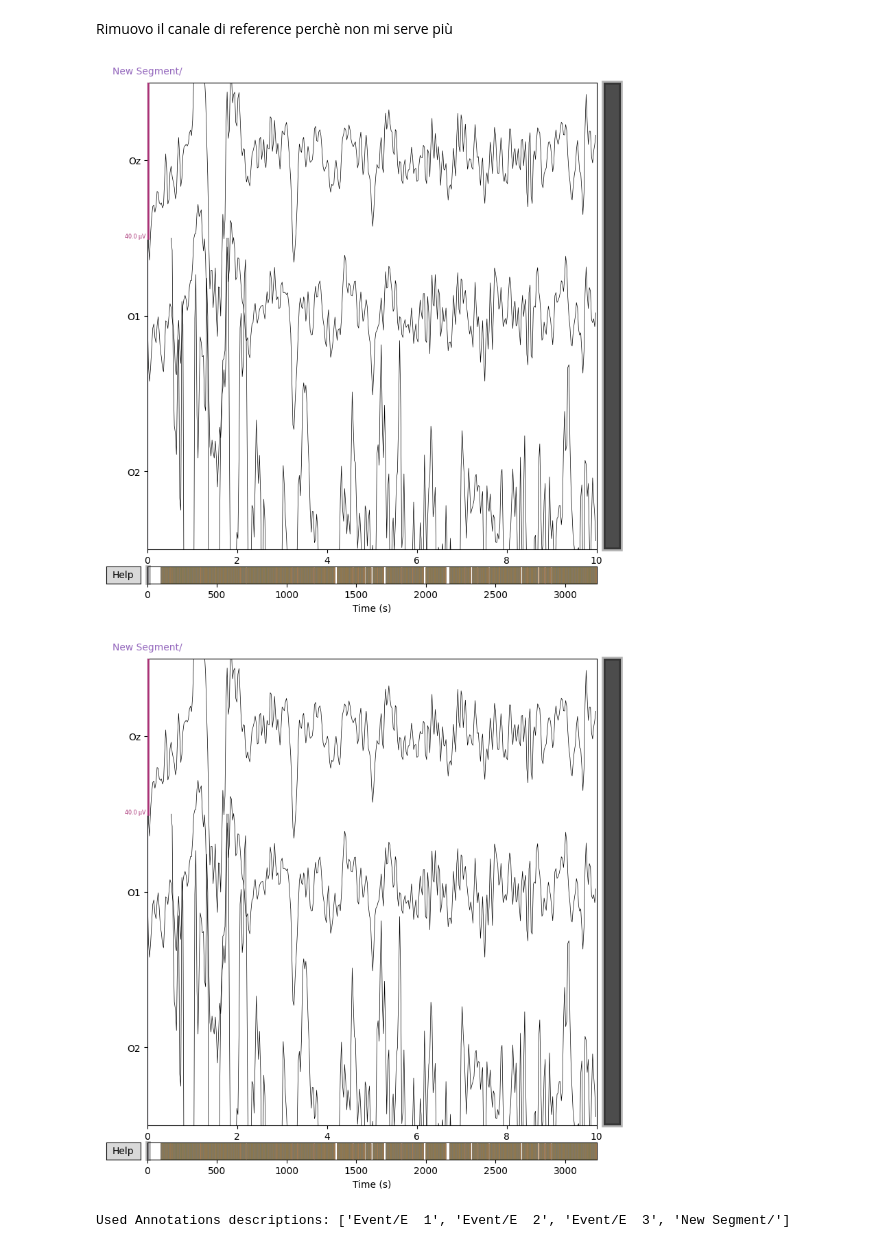
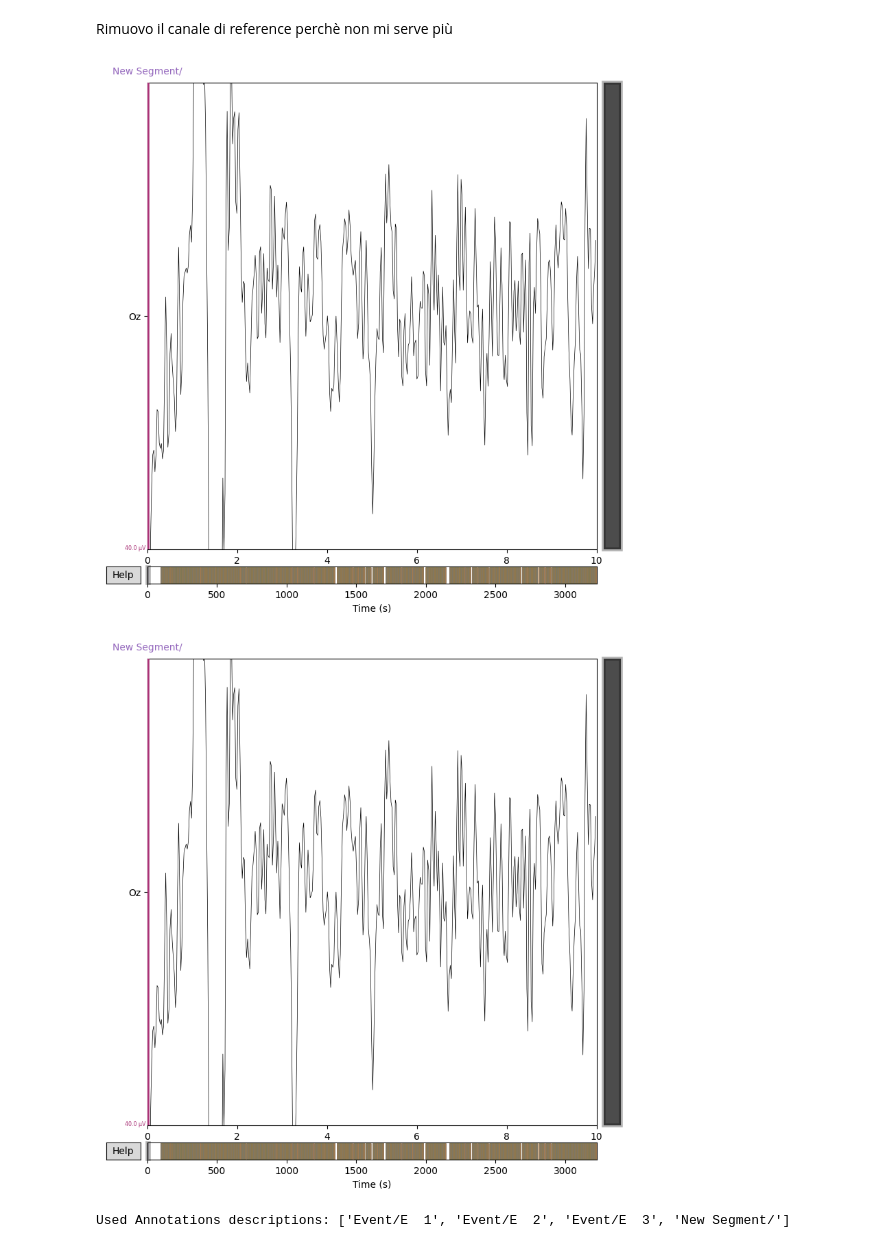
Before and after one commit to jaclaz/FDA-on-visual-ERPs, a Jupyter notebook: Notebooks/thesis/Preprocessing_Tesi_Triennale.ipynb, the cells around one changed output. Saved outputs shown, nothing was run; the diff lists cells and outputs as text; code cells hidden in the pictures.

```diff
--- a/Notebooks/thesis/Preprocessing_Tesi_Triennale.ipynb
+++ b/Notebooks/thesis/Preprocessing_Tesi_Triennale.ipynb
@@ -276,10 +276,10 @@ Rimuovo il canale di reference perchè non mi serve più
 # %%
 final_raw=reconst_raw.drop_channels('Reference')
 # %%
-final_raw.pick(['Oz', 'O1', 'O2']).plot()
+final_raw.pick(['Oz']).plot()
 # %% [output]
-[figure, old version]
+[figure, new version]
-[figure, old version]
+[figure, new version]
 # %%
 events, event_id = mne.events_from_annotations(final_raw)
 # %% [output]
```
Also changed, not shown: parts of 5 cells of this notebook, 8 other files.
